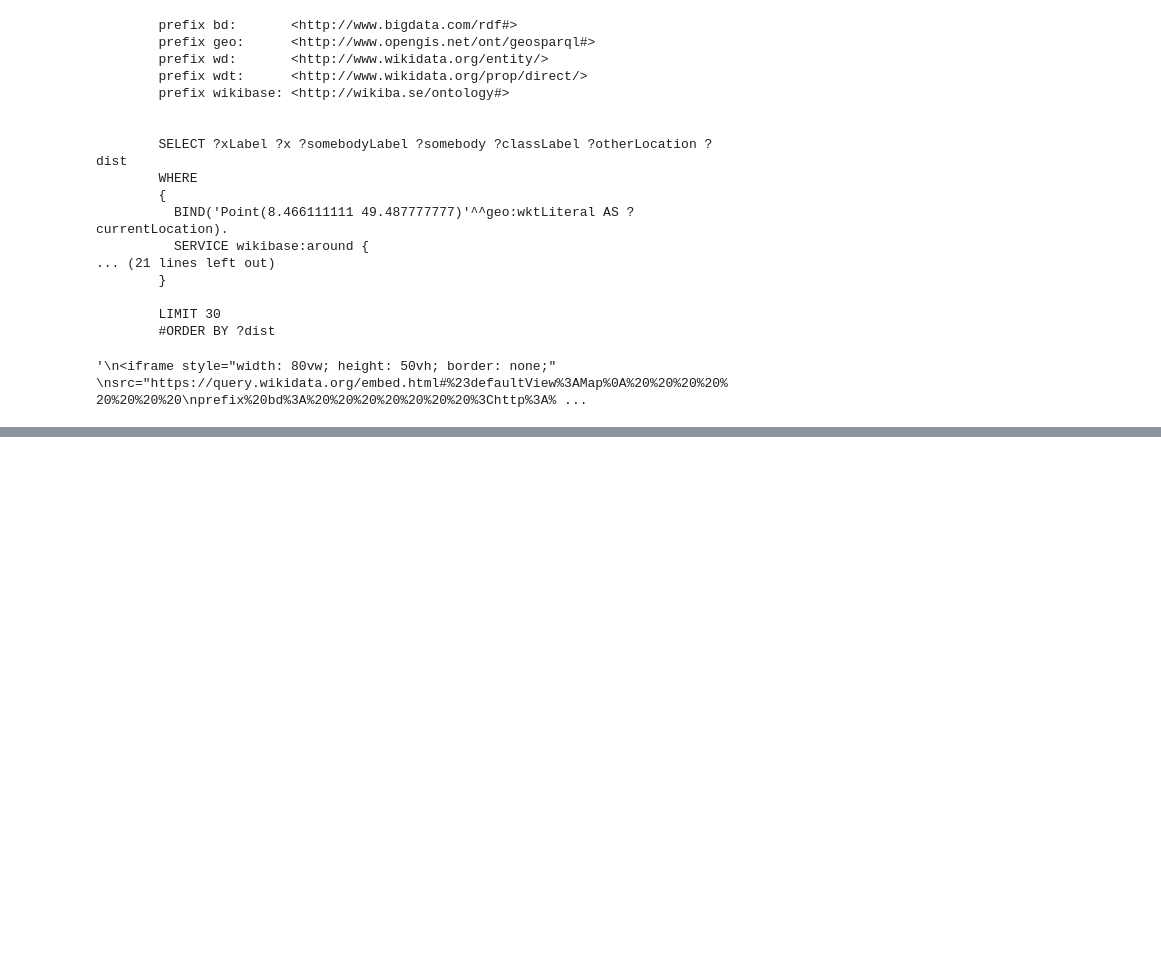
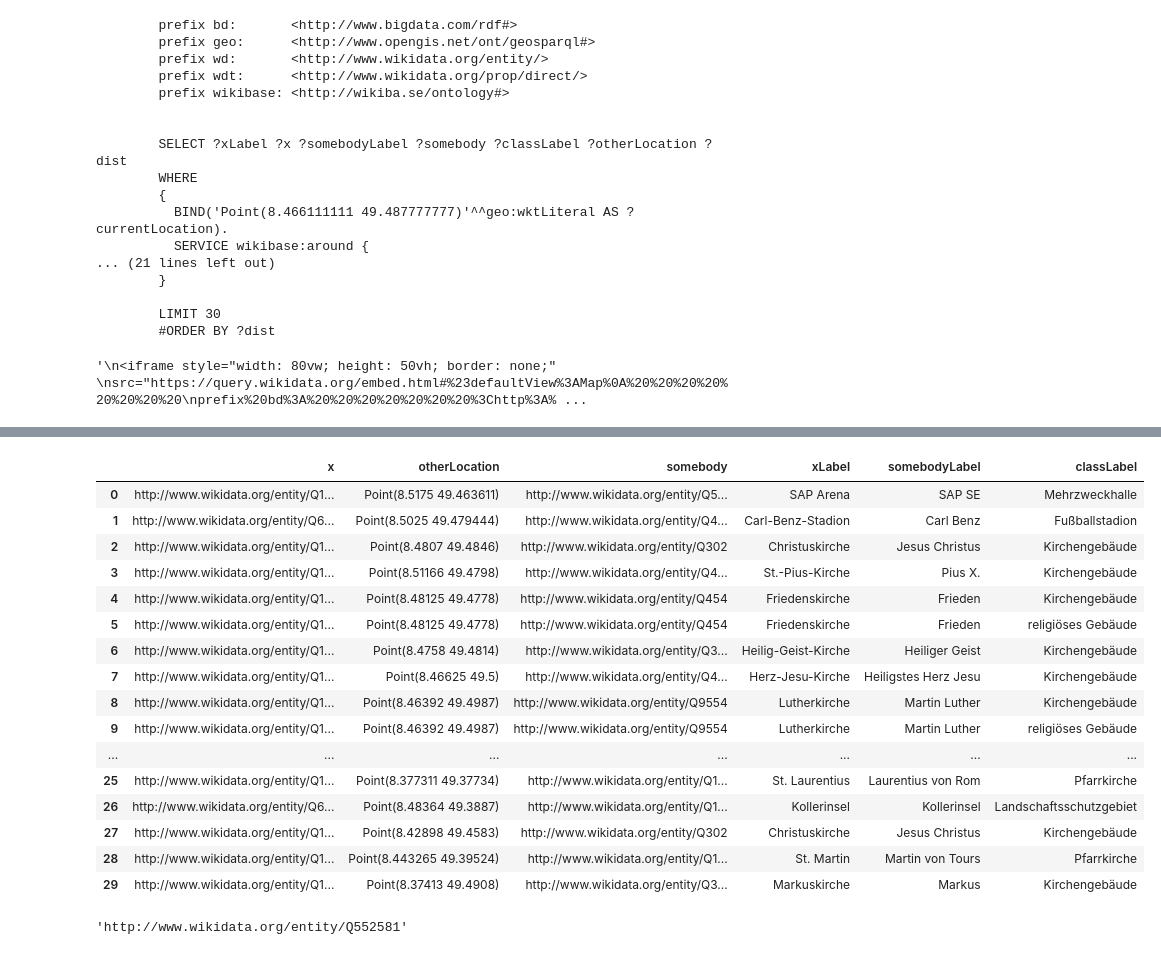
Before and after one commit to sarahsester/swt_project, a Jupyter notebook: query.ipynb, the cells around one changed output, grey strips where cells are left out. Saved outputs shown, nothing was run; the diff lists cells and outputs as text; code cells hidden in the pictures; blank space fills up the shorter version.

```diff
--- a/query.ipynb
+++ b/query.ipynb
@@ -147,0 +263,24 @@ df.head(5)
+# %%
+df
+# %% [output]
+|  | x | otherLocation | somebody | xLabel | somebodyLabel | classLabel |
+| 0 | http://www.wikidata.org/entity/Q1... | Point(8.5175 49.463611) | http://www.wikidata.org/entity/Q5... | SAP Arena | SAP SE | Mehrzweckhalle |
+| 1 | http://www.wikidata.org/entity/Q6... | Point(8.5025 49.479444) | http://www.wikidata.org/entity/Q4... | Carl-Benz-Stadion | Carl Benz | Fußballstadion |
+| 2 | http://www.wikidata.org/entity/Q1... | Point(8.4807 49.4846) | http://www.wikidata.org/entity/Q302 | Christuskirche | Jesus Christus | Kirchengebäude |
+| 3 | http://www.wikidata.org/entity/Q1... | Point(8.51166 49.4798) | http://www.wikidata.org/entity/Q4... | St.-Pius-Kirche | Pius X. | Kirchengebäude |
+| 4 | http://www.wikidata.org/entity/Q1... | Point(8.48125 49.4778) | http://www.wikidata.org/entity/Q454 | Friedenskirche | Frieden | Kirchengebäude |
+| 5 | http://www.wikidata.org/entity/Q1... | Point(8.48125 49.4778) | http://www.wikidata.org/entity/Q454 | Friedenskirche | Frieden | religiöses Gebäude |
+| 6 | http://www.wikidata.org/entity/Q1... | Point(8.4758 49.4814) | http://www.wikidata.org/entity/Q3... | Heilig-Geist-Kirche | Heiliger Geist | Kirchengebäude |
+| 7 | http://www.wikidata.org/entity/Q1... | Point(8.46625 49.5) | http://www.wikidata.org/entity/Q4... | Herz-Jesu-Kirche | Heiligstes Herz Jesu | Kirchengebäude |
+| 8 | http://www.wikidata.org/entity/Q1... | Point(8.46392 49.4987) | http://www.wikidata.org/entity/Q9554 | Lutherkirche | Martin Luther | Kirchengebäude |
+| 9 | http://www.wikidata.org/entity/Q1... | Point(8.46392 49.4987) | http://www.wikidata.org/entity/Q9554 | Lutherkirche | Martin Luther | religiöses Gebäude |
+| ... | ... | ... | ... | ... | ... | ... |
+| 25 | http://www.wikidata.org/entity/Q1... | Point(8.377311 49.37734) | http://www.wikidata.org/entity/Q1... | St. Laurentius | Laurentius von Rom | Pfarrkirche |
+| 26 | http://www.wikidata.org/entity/Q6... | Point(8.48364 49.3887) | http://www.wikidata.org/entity/Q1... | Kollerinsel | Kollerinsel | Landschaftsschutzgebiet |
+| 27 | http://www.wikidata.org/entity/Q1... | Point(8.42898 49.4583) | http://www.wikidata.org/entity/Q302 | Christuskirche | Jesus Christus | Kirchengebäude |
+| 28 | http://www.wikidata.org/entity/Q1... | Point(8.443265 49.39524) | http://www.wikidata.org/entity/Q1... | St. Martin | Martin von Tours | Pfarrkirche |
+| 29 | http://www.wikidata.org/entity/Q1... | Point(8.37413 49.4908) | http://www.wikidata.org/entity/Q3... | Markuskirche | Markus | Kirchengebäude |
+# %%
+df.loc[0,"somebody"]
+# %% [output]
+'http://www.wikidata.org/entity/Q552581'
```
Also changed, not shown: parts of 6 cells of this notebook, 3 other files.
